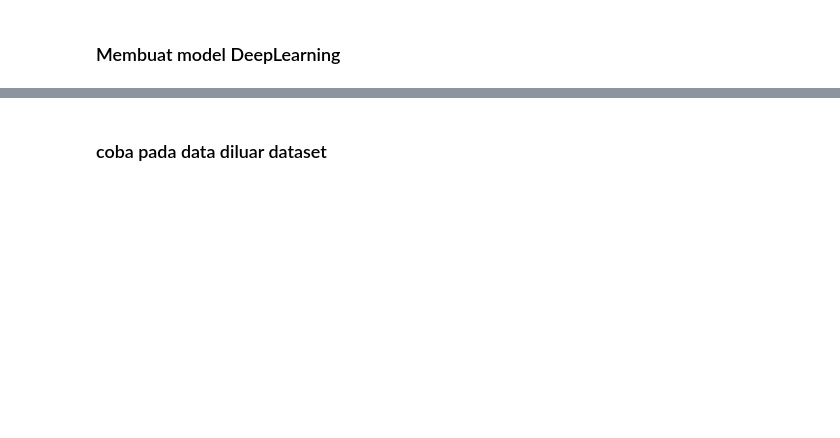
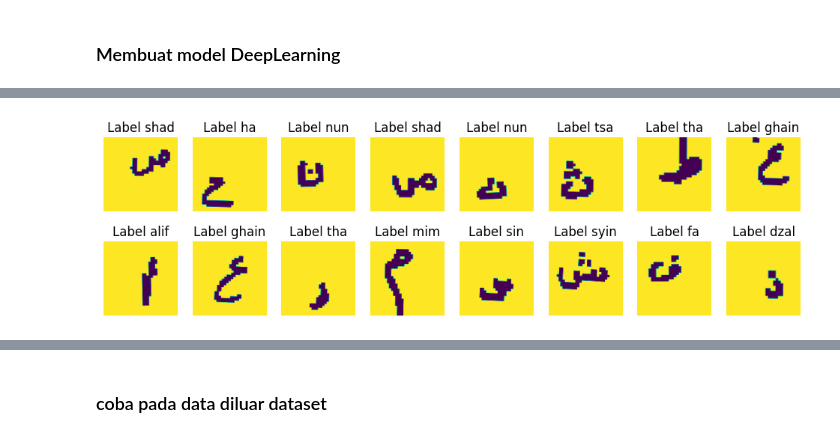
Before and after one commit to adilagagagah/KKN-HijaiyahCam, a Jupyter notebook: main2.ipynb, the cells around one changed output, grey strips where cells are left out. Cells and saved outputs as stored; diff of their text form; code cells hidden in the pictures; blank space fills up the shorter version.

```diff
--- a/main2.ipynb
+++ b/main2.ipynb
@@ -226,0 +234,12 @@ Epoch 100: val_accuracy did not improve from 0.88504
+# %%
+for images, labels in train_generator:
+    plt.figure(figsize=(12, 3.3))
+    for i in range(16):
+        plt.subplot(2, 8, i+1)
+        plt.imshow(images[i])
+        plt.title(f'Label {number_to_text[labels[i].argmax()]}')
+        plt.axis('off')
+    plt.show()
+    break
+# %% [output]
+[figure, added]
```
Also changed, not shown: parts of 16 cells of this notebook, 4 other files.
